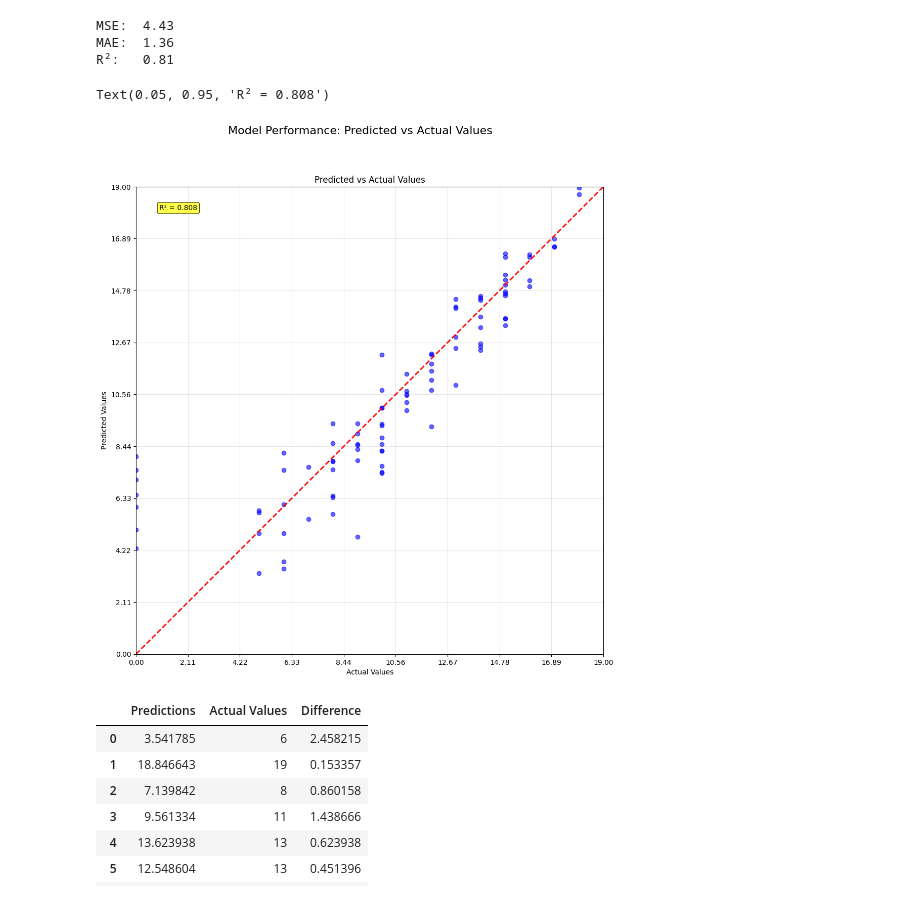
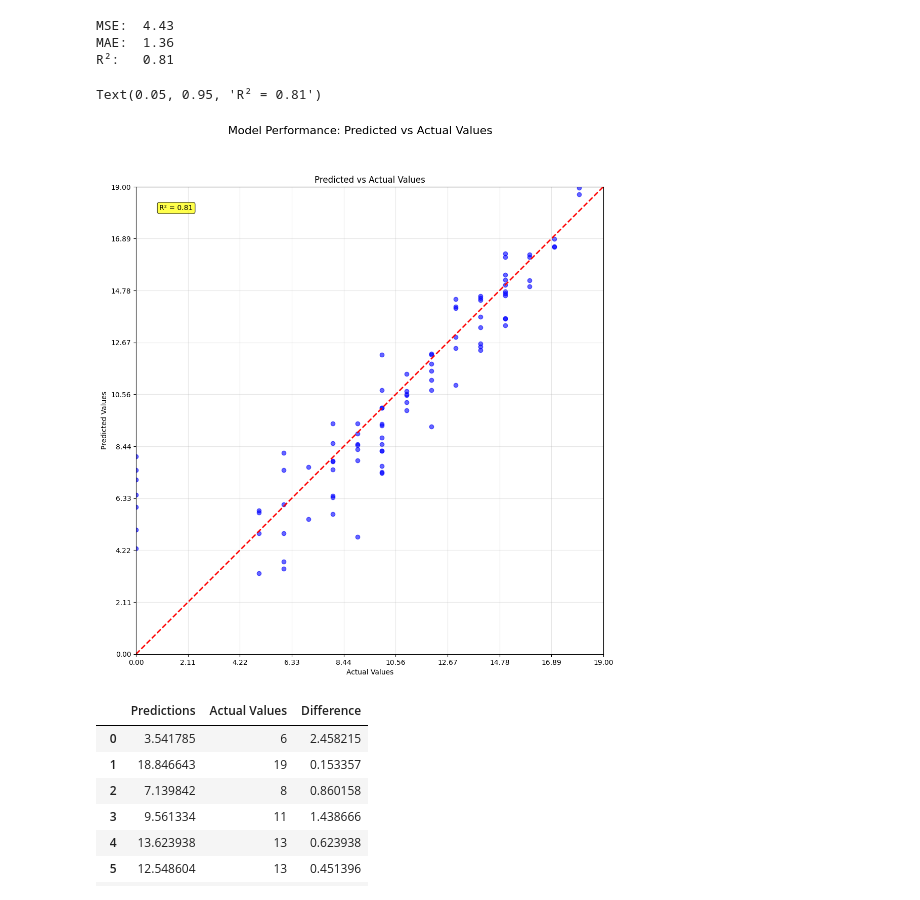
Before and after one commit to Jalusaga/student-performance, a Jupyter notebook: main.ipynb, the cells around one changed output. Saved outputs shown, nothing was run; the diff lists cells and outputs as text; code cells hidden in the pictures.

```diff
--- a/main.ipynb
+++ b/main.ipynb
@@ -131,28 +131,28 @@ R²:   0.81
 # %%
 fig, axes = plt.subplots(figsize=(15, 12))
 fig.suptitle('Model Performance: Predicted vs Actual Values', fontsize=16)
 y_actual = y_valid
 y_predicted = y_pred
 axes.scatter(y_actual, y_predicted, alpha=0.6, color='blue')
 axes.plot([y_actual.min(), y_actual.max()], [y_actual.min(), y_actual.max()], 'r--', lw=2)
 axes.set_xlabel('Actual Values')
 axes.set_ylabel('Predicted Values')
 axes.set_title('Predicted vs Actual Values')
 axes.grid(True, alpha=0.3)
 
 axes.set_xlim(y_actual.min(), y_actual.max())
 axes.set_ylim(y_actual.min(), y_actual.max())
 axes.set_aspect('equal', 'box')
 ticks = np.linspace(y_actual.min(), y_actual.max(), 10)
 axes.set_xticks(ticks)
 axes.set_yticks(ticks)
 
 r2 = r2_score(y_actual, y_predicted)
-axes.text(0.05, 0.95, f'R² = {r2:.3f}', transform=axes.transAxes,
+axes.text(0.05, 0.95, f'R² = {r2:.2f}', transform=axes.transAxes,
                 bbox=dict(boxstyle="round,pad=0.3", facecolor="yellow", alpha=0.7))
 # %% [output]
-Text(0.05, 0.95, 'R² = 0.808')
+Text(0.05, 0.95, 'R² = 0.81')
-[figure, old version]
+[figure, new version]
 # %%
 predictions = y_pred.tolist()
 predictions = pd.Series(predictions)
```
